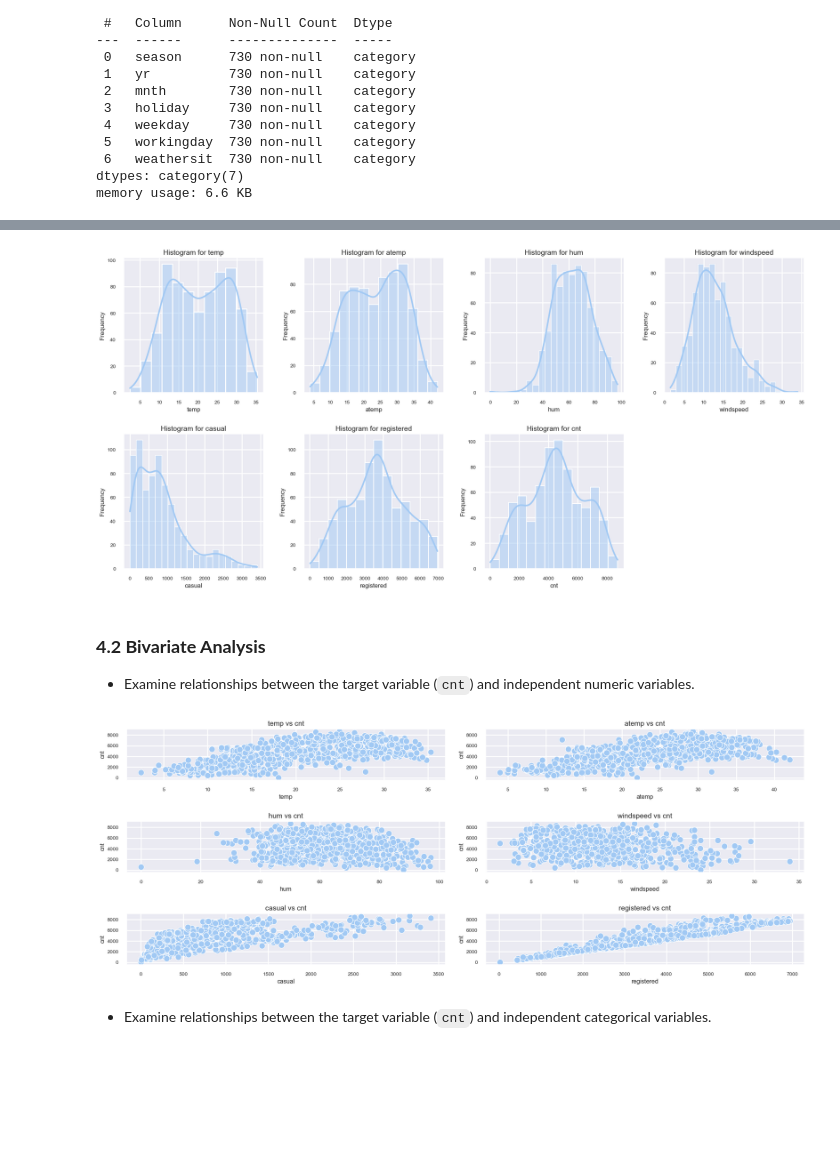
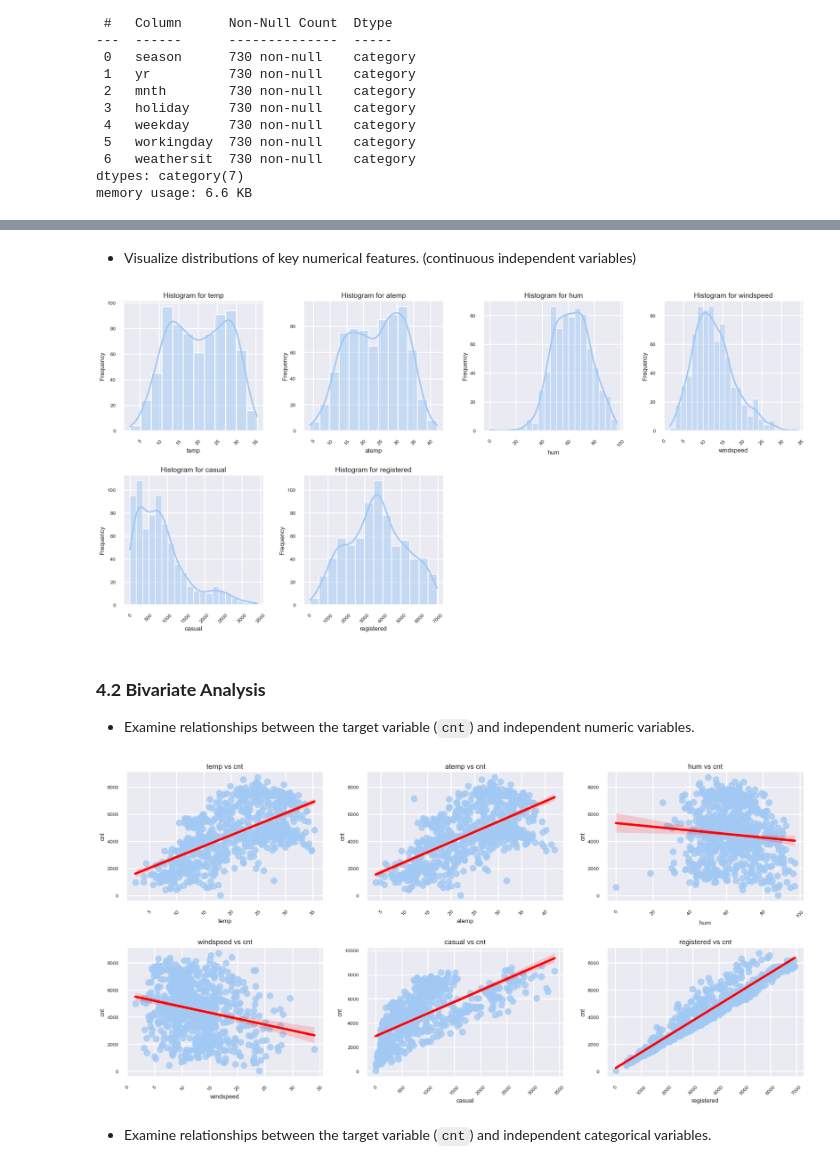
Before and after one commit to uvarajthulasiram/BikeSharingAssignment, a Jupyter notebook: LinearRegression.ipynb, the cells around one changed output, grey strips where cells are left out. Saved outputs shown, nothing was run; the diff lists cells and outputs as text; code cells hidden in the pictures; blank space fills up the shorter version.

Commit message:
Did more exploratory data analysis

```diff
--- a/LinearRegression.ipynb
+++ b/LinearRegression.ipynb
@@ -174 +171,10 @@ num_columns = ['temp', 'atemp', 'hum', 'windspeed', 'casual', 'registered', 'cnt
+# %%
+# The following columns / features are dependent on the above categorical independent variables and continuous independent variables
+target_columns = ['cnt']
+
+# The following columns are observed to be categorical independent variables as they have descrete values
+cat_columns = ['season', 'yr', 'mnth', 'holiday', 'weekday', 'workingday', 'weathersit']
+
+# The following columns are observed to be continuous independent variables
+num_columns = ['temp', 'atemp', 'hum', 'windspeed', 'casual', 'registered']
 # %%
@@ -243,11 +281,16 @@ for i, col in enumerate(cat_columns):
     axes[i].set_title(f'Count Plot for {col}')
     axes[i].set_xlabel(col)
     axes[i].set_ylabel('Count')
+    axes[i].tick_params(axis='x', rotation=45)
 
 for i in range(len(cat_columns), len(axes)):
     axes[i].set_visible(False)
 
-plt.xticks(rotation=45)
 plt.tight_layout()
 plt.show()
+
+# Quick observation
+#-------------------
+# 1. Independent variables ['holiday', 'workingday', 'weathersit'] has visible impact on the data
+#-------------------
 # %% [output]
@@ -255,3 +298,5 @@ plt.show()
+# %% [markdown]
+- Visualize distributions of key numerical features. (continuous independent variables)
 # %%
 num_rows = (len(num_columns) + 3) // 4
 fig, axes = plt.subplots(num_rows, 4, figsize=(20, 5 * num_rows))
@@ -262,37 +307,49 @@ for i, col in enumerate(num_columns):
     axes[i].set_title(f'Histogram for {col}')
     axes[i].set_xlabel(col)
     axes[i].set_ylabel('Frequency')
+    axes[i].tick_params(axis='x', rotation=45)
 
 for i in range(len(num_columns), len(axes)):
     axes[i].set_visible(False)
 
-plt.xticks(rotation=45)
 plt.tight_layout()
 plt.show()
+
+# Quick observation
+#-------------------
+# 1. 'registered' has a distribution similar to the target variable 'cnt'
+#-------------------
 # %% [output]
-[figure, old version]
+[figure, new version]
 # %% [markdown]
 ### **4.2 Bivariate Analysis**
 - Examine relationships between the target variable (`cnt`) and independent numeric variables.
 # %%
-fig, axes = plt.subplots(len(num_columns) - 1, 2, figsize=(20, 5 * (len(num_columns) - 1) // 2))
+num_rows = (len(num_columns) + 2) // 3
+fig, axes = plt.subplots(num_rows, 3, figsize=(20, 5 * num_rows))
 axes = axes.flatten()
 
-for i, col in enumerate(num_columns[:-1]):
-    sns.scatterplot(data=df, x=col, y='cnt', ax=axes[i])
+for i, col in enumerate(num_columns):
+    sns.regplot(data=df, x=col, y='cnt', ax=axes[i], line_kws={'color': 'red'})
     axes[i].set_title(f'{col} vs cnt')
     axes[i].set_xlabel(col)
     axes[i].set_ylabel('cnt')
+    axes[i].tick_params(axis='x', rotation=45)
 
 # Hide extra axes
-for i in range(len(num_columns) - 1, len(axes)):
+for i in range(len(num_columns), len(axes)):
     axes[i].set_visible(False)
 
-plt.xticks(rotation=45)
 plt.tight_layout()
 plt.show()
+
+# Quick observation
+#-------------------
+# 1. 4 out of 6 continuous independed variables are directly proportional
+# 2. The rest are inversely proportional ie., when ['hum', 'windspeed'] increases, there's less demand for the bikes
+#-------------------
 # %% [output]
-[figure, old version]
+[figure, new version]
 # %% [markdown]
 - Examine relationships between the target variable (`cnt`) and independent categorical variables.
 # %%
```
Also changed, not shown: parts of 20 cells of this notebook.
